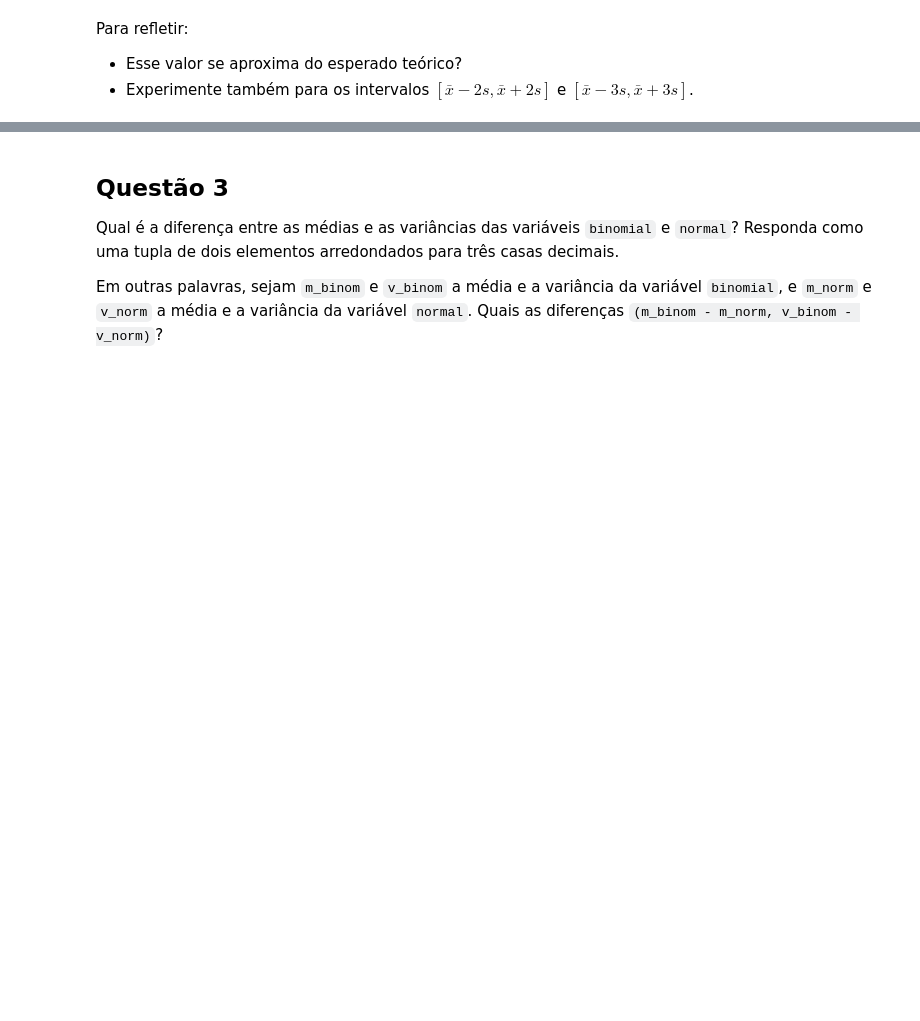
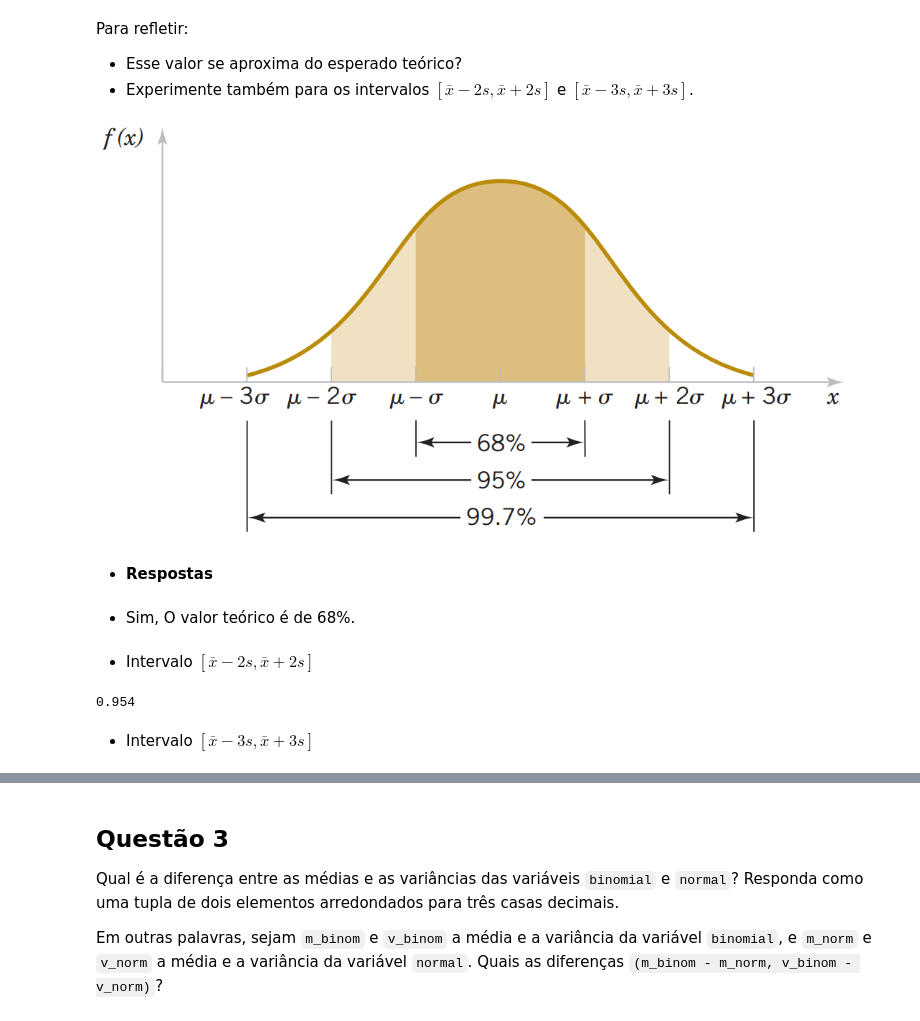
Before and after one commit to brunalimap/AceleraDev_DataScience, a Jupyter notebook: Semana 4/main.ipynb, the cells around one changed output, grey strips where cells are left out. Cells and saved outputs as stored; diff of their text form; code cells hidden in the pictures; blank space fills up the shorter version.

```diff
--- a/Semana 4/main.ipynb
+++ b/Semana 4/main.ipynb
@@ -120,3 +133,30 @@ Para refletir:
 
 * Esse valor se aproxima do esperado teórico?
 * Experimente também para os intervalos $[\bar{x} - 2s, \bar{x} + 2s]$ e $[\bar{x} - 3s, \bar{x} + 3s]$.
+# %%
+Image(filename= 'img/img_normal.png')
+# %% [output]
+[figure, added]
+# %% [markdown]
+- **Respostas**
+# %% [markdown]
+- Sim, O valor teórico é de 68%.
+# %% [markdown]
+- Intervalo $[\bar{x} - 2s, \bar{x} + 2s]$
+# %%
+# Calculando a média
+media_normal = dataframe.normal.mean()
+
+# Calculando o desvio padrão
+std_normal = dataframe.normal.std()
+
+#Definindo a função
+ecdf = ECDF(dataframe.normal)
+
+#Calculando o Resultado
+resultado = np.round(ecdf(media_normal + (2*std_normal)) - ecdf(media_normal - (2*std_normal)),3)
+resultado
+# %% [output]
+0.954
+# %% [markdown]
+- Intervalo $[\bar{x} - 3s, \bar{x} + 3s]$
```
Also changed, not shown: parts of 30 cells of this notebook.
